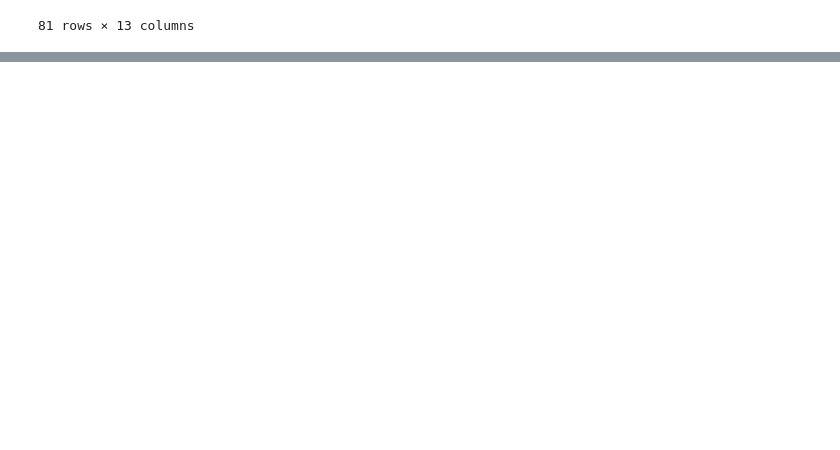
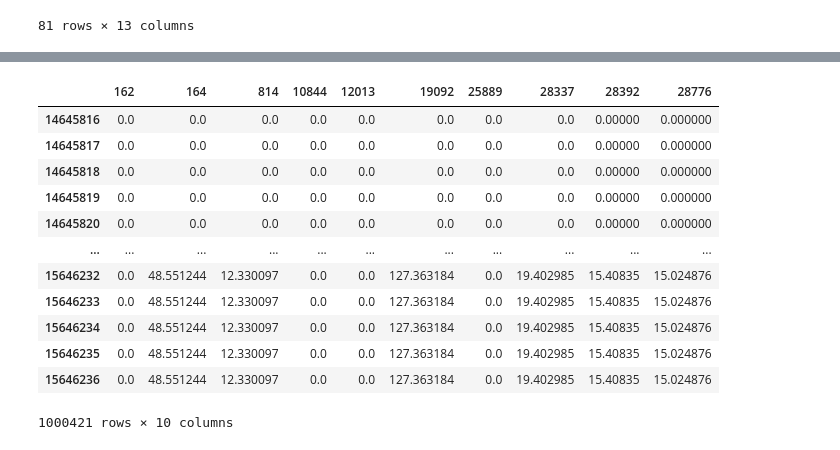
Before and after one commit to fmrmf/sudo-ape, a Jupyter notebook: notebook/sudo-ape.ipynb, the cells around one changed output, grey strips where cells are left out. Saved outputs shown, nothing was run; the diff lists cells and outputs as text; code cells hidden in the pictures; blank space fills up the shorter version.

```diff
--- a/notebook/sudo-ape.ipynb
+++ b/notebook/sudo-ape.ipynb
@@ -413,0 +444,12 @@ query_prices_filtered.plot(y='price')
+# %%
+chunk_size = 4
+num_chunks = ceil(len(query_pairs_for_collection_w_balance) / chunk_size)
+chunk_idx = 0
+query_prices_by_collection_chunked = []
+# %%
+# apply get pool prices to each pool in query pairs by collection
+# TODO: apply to all pairs for collection (not just w balance now)
+# chunk it ...
+if chunk_idx < num_chunks:
+    %time query_prices_by_collection_chunked.append(query_pairs_for_collection_w_balance[chunk_idx*chunk_size:(chunk_idx+1)*chunk_size].apply(get_pool_prices, axis=1))
+    chunk_idx += 1
@@ -413,0 +460,3 @@ query_prices_filtered.plot(y='price')
+# %%
+# unchunk query prices by collection
+query_prices_by_collection = pd.Series([ df for chunk in query_prices_by_collection_chunked for df in chunk ], index=query_pairs_for_collection_w_balance.index)
@@ -413,0 +483,29 @@ query_prices_filtered.plot(y='price')
+# %%
+# build up a new dataframe for price timeseries over each pool
+query_price_timeseries = pd.DataFrame()
+
+# NOTE: value is a df with newSpotPrice event emissions
+for index, value in query_prices_by_collection.items():
+    s = pd.Series(data=np.zeros(len(new_index)), index=new_index)
+    if not value.empty:
+        s = value.set_index('block_number').filter(['block_number', 'newSpotPrice'])['newSpotPrice']
+        s = s.reindex(new_index, method='ffill', fill_value=0)  # reindex for even blocks across pools
+        s = s / 1e18  # normalize to ETH terms (instead of wei)
+
+    query_price_timeseries[index] = s
+# %%
+query_price_timeseries
+# %% [output]
+|  | 162 | 164 | 814 | 10844 | 12013 | 19092 | 25889 | 28337 | 28392 | 28776 |
+| 14645816 | 0.0 | 0.0 | 0.0 | 0.0 | 0.0 | 0.0 | 0.0 | 0.0 | 0.00000 | 0.000000 |
+| 14645817 | 0.0 | 0.0 | 0.0 | 0.0 | 0.0 | 0.0 | 0.0 | 0.0 | 0.00000 | 0.000000 |
+| 14645818 | 0.0 | 0.0 | 0.0 | 0.0 | 0.0 | 0.0 | 0.0 | 0.0 | 0.00000 | 0.000000 |
+| 14645819 | 0.0 | 0.0 | 0.0 | 0.0 | 0.0 | 0.0 | 0.0 | 0.0 | 0.00000 | 0.000000 |
+| 14645820 | 0.0 | 0.0 | 0.0 | 0.0 | 0.0 | 0.0 | 0.0 | 0.0 | 0.00000 | 0.000000 |
+| ... | ... | ... | ... | ... | ... | ... | ... | ... | ... | ... |
+| 15646232 | 0.0 | 48.551244 | 12.330097 | 0.0 | 0.0 | 127.363184 | 0.0 | 19.402985 | 15.40835 | 15.024876 |
+| 15646233 | 0.0 | 48.551244 | 12.330097 | 0.0 | 0.0 | 127.363184 | 0.0 | 19.402985 | 15.40835 | 15.024876 |
+| 15646234 | 0.0 | 48.551244 | 12.330097 | 0.0 | 0.0 | 127.363184 | 0.0 | 19.402985 | 15.40835 | 15.024876 |
+| 15646235 | 0.0 | 48.551244 | 12.330097 | 0.0 | 0.0 | 127.363184 | 0.0 | 19.402985 | 15.40835 | 15.024876 |
+| 15646236 | 0.0 | 48.551244 | 12.330097 | 0.0 | 0.0 | 127.363184 | 0.0 | 19.402985 | 15.40835 | 15.024876 |
+1000421 rows × 10 columns
```
Also changed, not shown: parts of 38 cells of this notebook.
